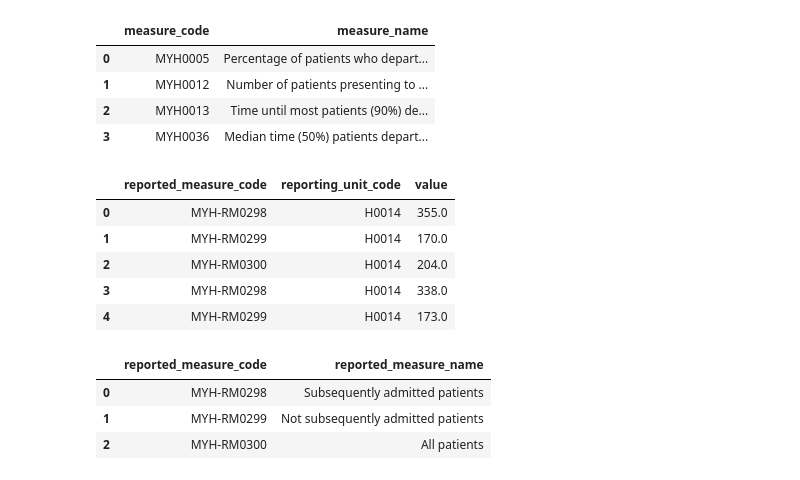
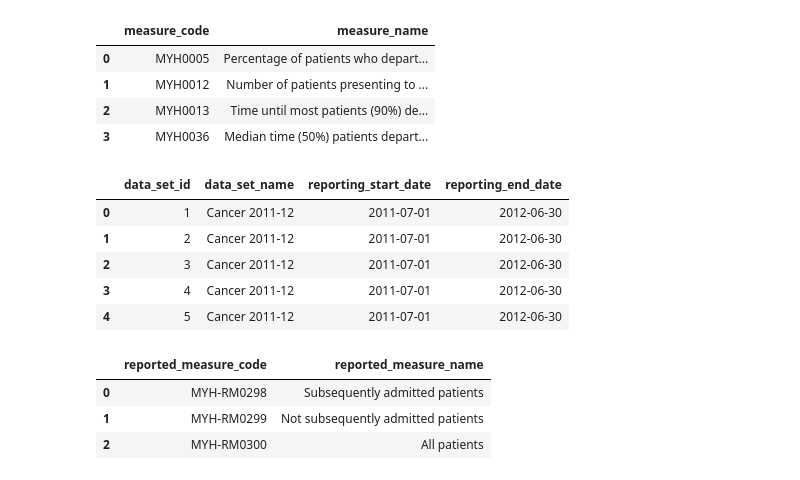
Before and after one commit to kelvinyrb/de-project, a Jupyter notebook: playground.ipynb, the cells around one changed output. Cells and saved outputs as stored; diff of their text form; code cells hidden in the pictures.

```diff
--- a/playground.ipynb
+++ b/playground.ipynb
@@ -59,9 +53,4 @@ def create_tables(BASE_URL: str, headers: dict, measure_category_code: str, meas
     return df_list
-# %%
-BASE_URL ='https://myhospitalsapi.aihw.gov.au//api/v1'
-headers = {'User-Agent': 'Mozilla/5.0 (Macintosh; Intel Mac OS X 10_15_7) AppleWebKit/537.36 (KHTML, like Gecko) Chrome/109.0.0.0 Safari/537.36'}
-create_tables(BASE_URL, headers, 'MYH-ED-TIME', 'MYH0036')[1].head()
-# %timeit create_table('MYH-ED-TIME', MYH0036')
 # %%
 '''
 CREATE MEASURE TABLE
@@ -84,20 +73,33 @@ measures_df.head()
 CREATE VALUES TABLE
 EXAMPLE URL: https://myhospitalsapi.aihw.gov.au//api/v1/measures/MYH0036/data-items
 '''
-measure_code = 'MYH0036'
 value_response = requests.get(f'{BASE_URL}/measures/{measure_code}/data-items', headers=headers).json()
 value_list = []
 for result in value_response['result']:
-    value_list.append([result['reported_measure_code'], result['reporting_unit_summary']['reporting_unit_code'], result['value']])
-values_df = pd.DataFrame(data=value_list, columns=['reported_measure_code', 'reporting_unit_code', 'value'])
+    value_list.append([result['reported_measure_code'], result['reporting_unit_summary']['reporting_unit_code'], result['value'],result['data_set_id']])
+values_df = pd.DataFrame(data=value_list, columns=['reported_measure_code', 'reporting_unit_code', 'value', 'data_set_id'])
+values_df.name = 'values'
 values_df.head()
-# %% [output]
-|  | reported_measure_code | reporting_unit_code | value |
-| 0 | MYH-RM0298 | H0014 | 355.0 |
-| 1 | MYH-RM0299 | H0014 | 170.0 |
-| 2 | MYH-RM0300 | H0014 | 204.0 |
-| 3 | MYH-RM0298 | H0014 | 338.0 |
-| 4 | MYH-RM0299 | H0014 | 173.0 |
+# %%
+'''
+CREATE DATASETS TABLE
+EXAMPLE URL: https://myhospitalsapi.aihw.gov.au//api/v1/datasets/
+'''
+dataset_response = requests.get(f'{BASE_URL}/datasets', headers=headers).json()
+
+dataset_list = []
+for result in dataset_response['result']:
+    dataset_list.append([result['data_set_id'], result['data_set_name'], result['reporting_start_date'], result['reporting_end_date']])
+datasets_df = pd.DataFrame(data=dataset_list, columns=['data_set_id', 'data_set_name', 'reporting_start_date', 'reporting_end_date'])
+datasets_df.name = 'datasets'
+datasets_df.head()
+# %% [output]
+|  | data_set_id | data_set_name | reporting_start_date | reporting_end_date |
+| 0 | 1 | Cancer 2011-12 | 2011-07-01 | 2012-06-30 |
+| 1 | 2 | Cancer 2011-12 | 2011-07-01 | 2012-06-30 |
+| 2 | 3 | Cancer 2011-12 | 2011-07-01 | 2012-06-30 |
+| 3 | 4 | Cancer 2011-12 | 2011-07-01 | 2012-06-30 |
+| 4 | 5 | Cancer 2011-12 | 2011-07-01 | 2012-06-30 |
 # %%
 '''
 CREATE REPORTED MEASURES TABLE
```
Also changed, not shown: parts of 11 cells of this notebook.
